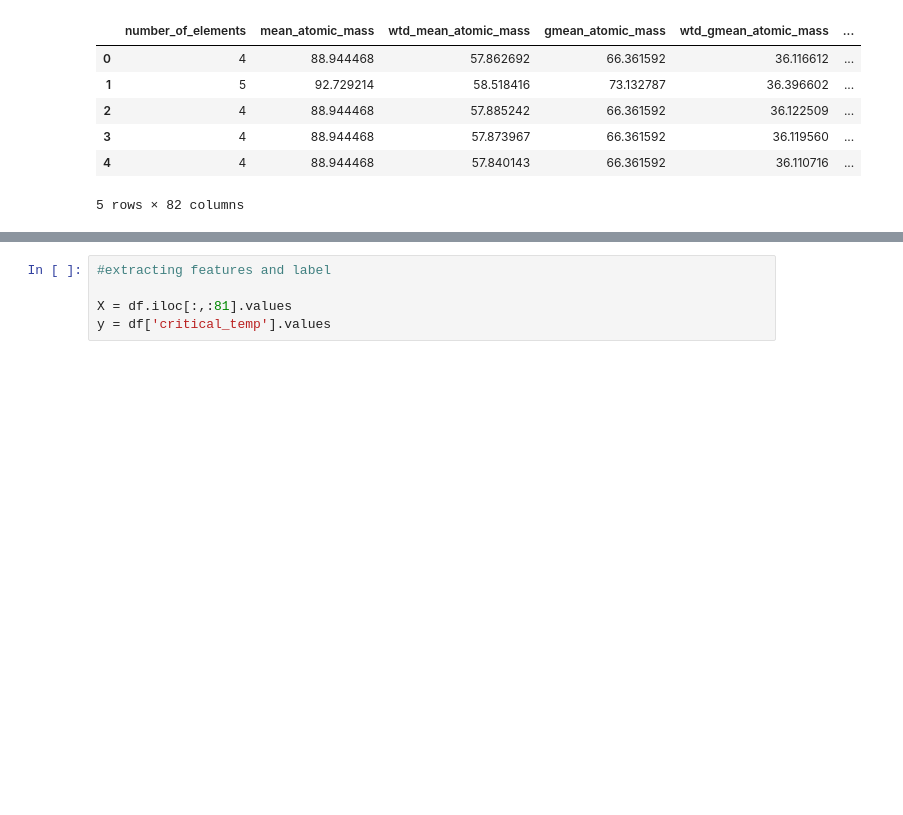
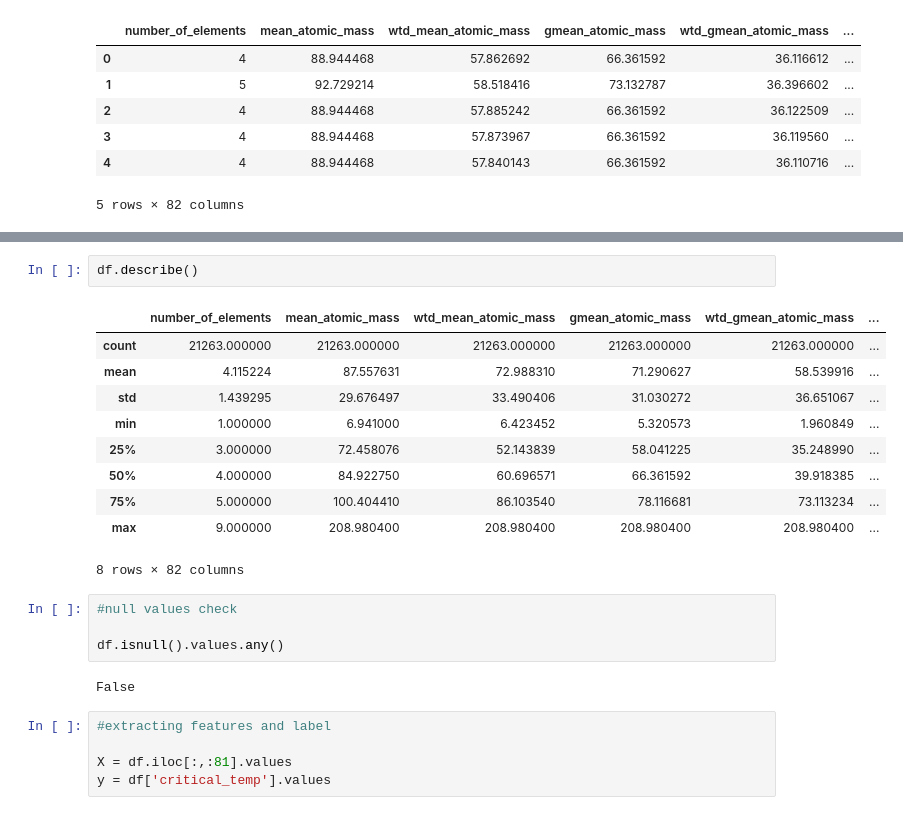
Before and after one commit to alintu/Assignments, a Jupyter notebook: Assignment_1.ipynb, the cells around one changed output, grey strips where cells are left out. Drawn from its saved outputs; the diff is of its cells as text; blank space fills up the shorter version.

```diff
--- a/Assignment_1.ipynb
+++ b/Assignment_1.ipynb
@@ -46,3 +61,22 @@ df.head()
+# %%
+df.describe()
+# %% [output]
+|  | number_of_elements | mean_atomic_mass | wtd_mean_atomic_mass | gmean_atomic_mass | wtd_gmean_atomic_mass | ... |
+| count | 21263.000000 | 21263.000000 | 21263.000000 | 21263.000000 | 21263.000000 | ... |
+| mean | 4.115224 | 87.557631 | 72.988310 | 71.290627 | 58.539916 | ... |
+| std | 1.439295 | 29.676497 | 33.490406 | 31.030272 | 36.651067 | ... |
+| min | 1.000000 | 6.941000 | 6.423452 | 5.320573 | 1.960849 | ... |
+| 25% | 3.000000 | 72.458076 | 52.143839 | 58.041225 | 35.248990 | ... |
+| 50% | 4.000000 | 84.922750 | 60.696571 | 66.361592 | 39.918385 | ... |
+| 75% | 5.000000 | 100.404410 | 86.103540 | 78.116681 | 73.113234 | ... |
+| max | 9.000000 | 208.980400 | 208.980400 | 208.980400 | 208.980400 | ... |
+8 rows × 82 columns
+# %%
+#null values check
+
+df.isnull().values.any()
+# %% [output]
+False
 # %%
 #extracting features and label
 
```
Also changed, not shown: parts of 21 cells of this notebook.
